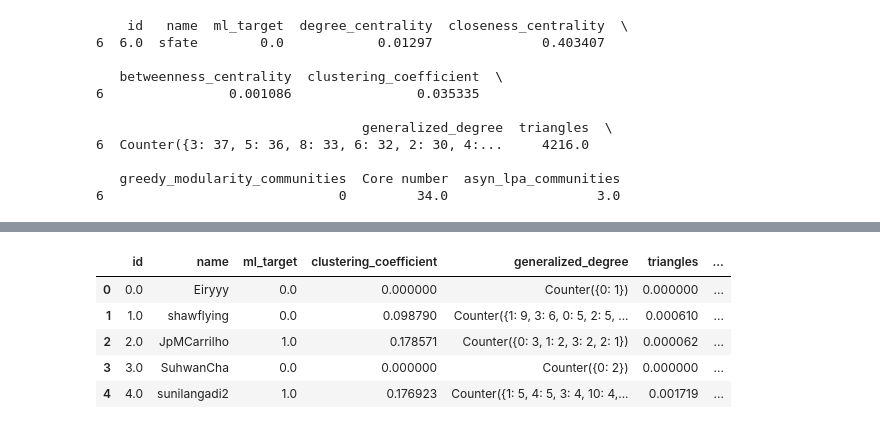
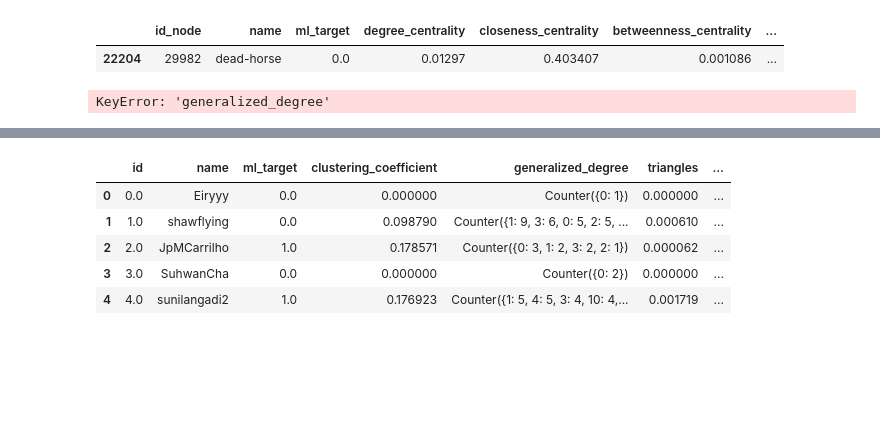
Before and after one commit to davguifer/AprendizajeAtomaticoRelacional-G2, a Jupyter notebook: Proyecto/Creacion de tablas.ipynb, the cells around one changed output, grey strips where cells are left out. Drawn from its saved outputs; the diff is of its cells as text; code cells hidden in the pictures; blank space fills up the shorter version.

```diff
--- a/Proyecto/Creacion de tablas.ipynb
+++ b/Proyecto/Creacion de tablas.ipynb
@@ -56,22 +92,30 @@ nodes.head()
 # %%
-# Obtener la fila correspondiente al ID específico (por ejemplo, ID = 0)
-id_especifico = 6
-fila_id_especifico = nodes_sorted.loc[nodes_sorted['id'] == id_especifico]
+# Obtener la fila correspondiente al ID_NODE específico (por ejemplo, ID = 0)
+id_especifico = '29982'  # Convertir el ID_NODE a tipo de datos str
+fila_id_especifico = result_sorted[result_sorted['id_node'] == id_especifico]
 
-# Mostrar la fila
-print(fila_id_especifico)
+fila_id_especifico.head()
 # %% [output]
-    id   name  ml_target  degree_centrality  closeness_centrality  \
-6  6.0  sfate        0.0            0.01297              0.403407
-
-   betweenness_centrality  clustering_coefficient  \
-6                0.001086                0.035335
-
-                                  generalized_degree  triangles  \
-6  Counter({3: 37, 5: 36, 8: 33, 6: 32, 2: 30, 4:...     4216.0
-
-   greedy_modularity_communities  Core number  asyn_lpa_communities
-6                              0         34.0                   3.0
+|  | id_node | name | ml_target | degree_centrality | closeness_centrality | betweenness_centrality | ... |
+| 22204 | 29982 | dead-horse | 0.0 | 0.01297 | 0.403407 | 0.001086 | ... |
+# %%
+# Ahora discretizamos el valor de la columna "generalized_degree" para que lo podamos utilizar más cómodamente
+
+
+# Convertir la columna 'generalized_degree' a tipo numérico
+nodes['generalized_degree'] = pd.to_numeric(nodes['generalized_degree'], errors='coerce')
+
+# Eliminar filas con valores NaN en la columna 'generalized_degree'
+nodes = nodes.dropna(subset=['generalized_degree'])
+
+# Discretizar la columna 'generalized_degree'
+# Supongamos que quieres discretizar en 5 categorías
+bins = pd.cut(nodes['generalized_degree'], bins=5, labels=False)
+nodes['generalized_degree_discretized'] = bins
+
+nodes.head()
+# %% [output]
+KeyError: 'generalized_degree'
 # %%
 #Normalizar columnas
 columns_to_normalize = ['clustering_coefficient', 'triangles', 'asyn_lpa_communities','greedy_modularity_communities', 'Core number']  # Reemplaza con los nombres de las columnas que deseas normalizar
```
Also changed, not shown: parts of 5 cells of this notebook, 12 other files.
